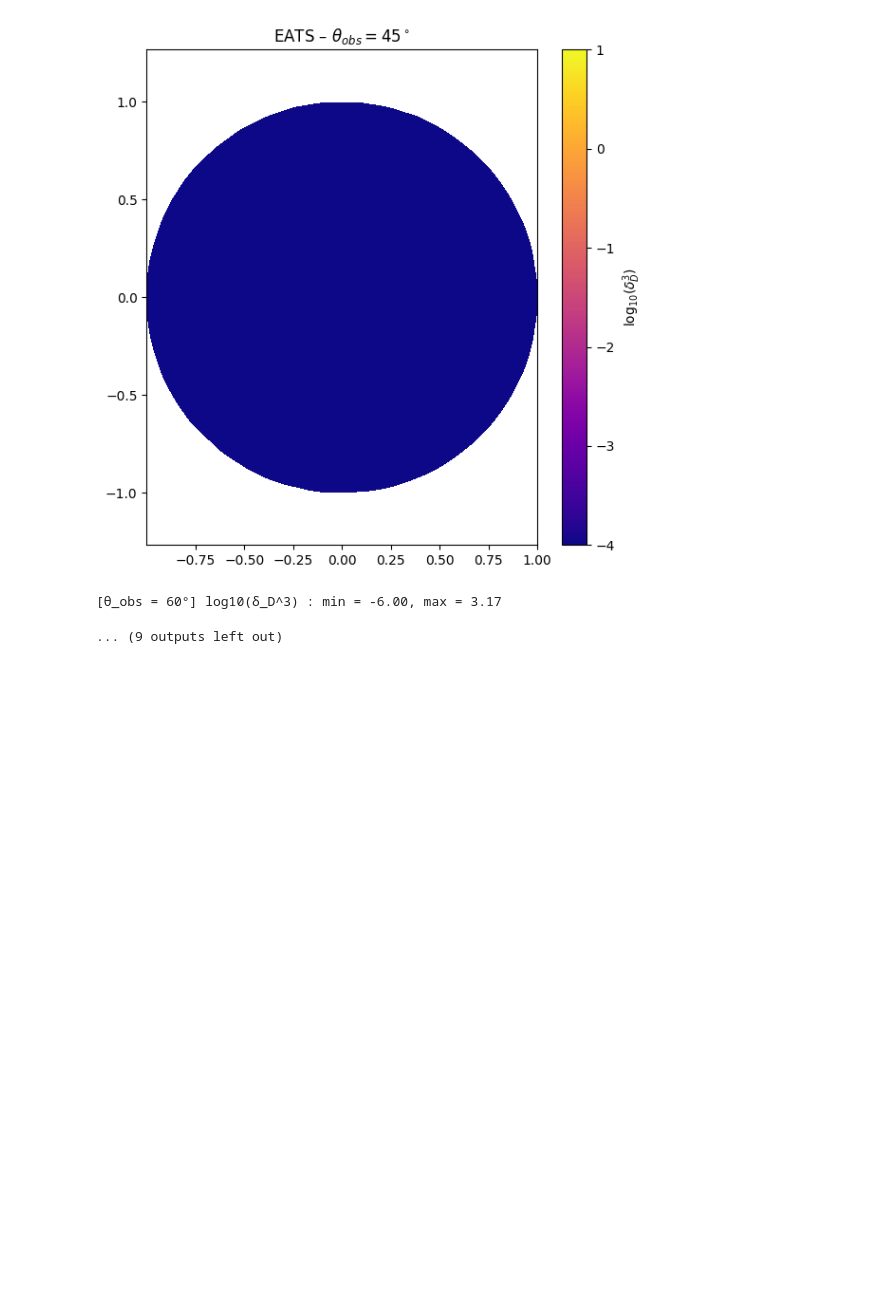
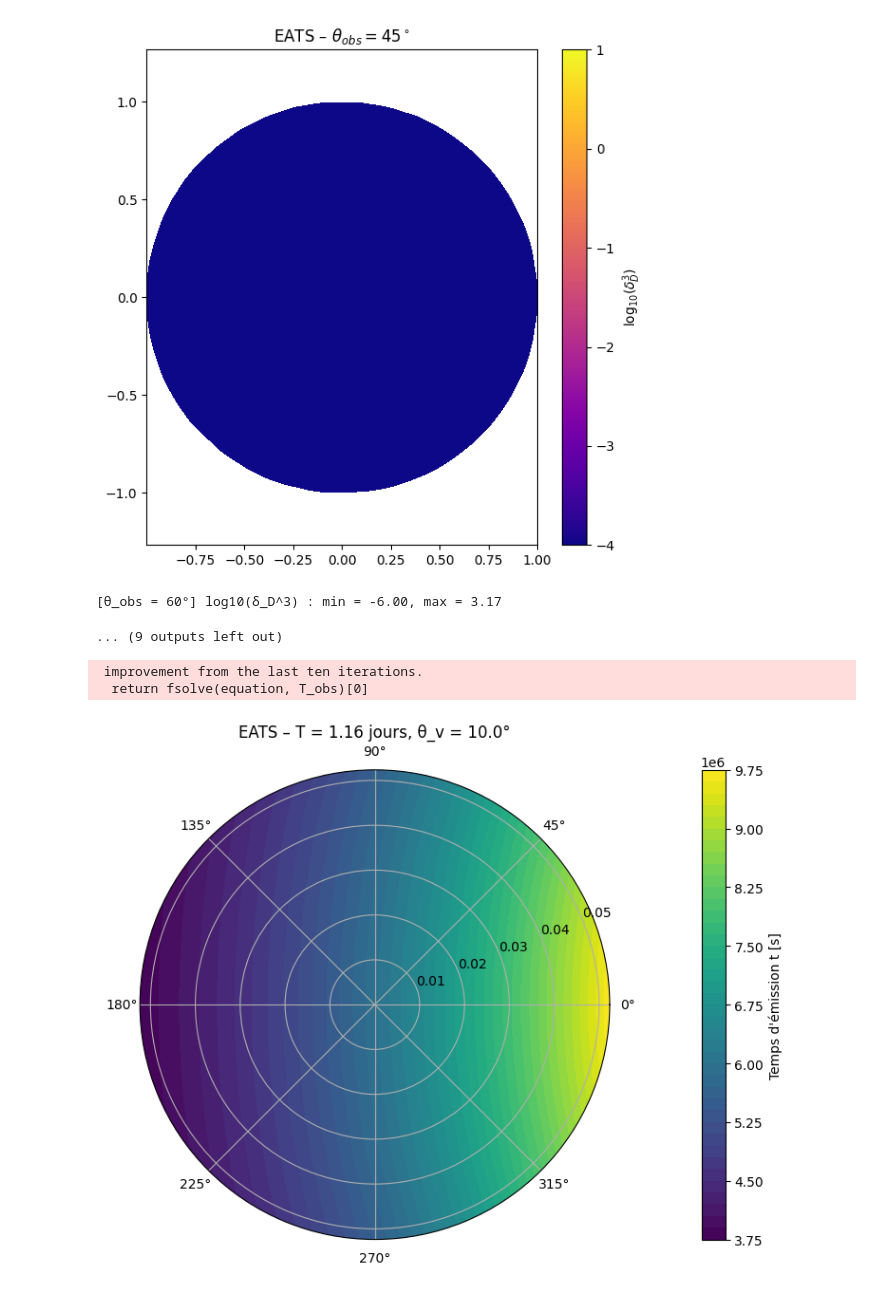
Before and after one commit to KSourya/Stage-M1, a Jupyter notebook: Stage_GRB.ipynb, the cells around one changed output. Cells and saved outputs as stored; diff of their text form; code cells hidden in the pictures; blank space fills up the shorter version.

Commit message:
disque correction

```diff
--- a/Stage_GRB.ipynb
+++ b/Stage_GRB.ipynb
@@ -1040,3 +1040,54 @@ for angle in angles_deg:
 [figure]
 [θ_obs = 60°] log10(δ_D^3) : min = -6.00, max = 3.17
 ... (9 outputs left out)
+# %%
+#Disque 2
+
+jet = OnAxisJet()
+
+# Paramètres angulaires
+phi_values = np.linspace(0, 2 * np.pi, 100)
+theta_values = np.linspace(0, np.radians(3), 100)  # 3 degrés en radians
+phi_grid, theta_grid = np.meshgrid(phi_values, theta_values)
+
+# Paramètres d'observation
+T = 1e5  # Temps observé en secondes
+thetav = np.radians(10)  # Angle de vue en radians
+
+# Grilles pour les résultats
+t_values = np.zeros_like(phi_grid)
+r_values = np.zeros_like(phi_grid)
+
+# Boucle sur la grille
+for i in range(phi_grid.shape[0]):
+    for j in range(phi_grid.shape[1]):
+        theta = theta_grid[i, j]
+        phi = phi_grid[i, j]
+        mu = jet.mu_geom(theta, phi, thetav)
+
+        if mu <= 0:
+            t_values[i, j] = np.nan
+            continue
+
+        try:
+            t_emit = jet.solve_emission_time(T, mu)
+            t_values[i, j] = t_emit
+            r_values[i, j] = jet.shock_radius(t_emit)
+        except:
+            t_values[i, j] = np.nan
+
+# Affichage en coordonnées polaires
+fig = plt.figure(figsize=(10, 6))
+ax = fig.add_subplot(111, projection='polar')
+plt.title(f"EATS – T = {T/(3600*24):.2f} jours, θ_v = {np.degrees(thetav):.1f}°")
+
+im = ax.contourf(phi_grid, theta_grid, t_values, levels=50, cmap='viridis')
+cbar = fig.colorbar(im, ax=ax, pad=0.1)
+cbar.set_label("Temps d'émission t [s]")
+
+plt.tight_layout()
+plt.show()
+# %% [output]
+ improvement from the last ten iterations.
+  return fsolve(equation, T_obs)[0]
+[figure, added]
```
Also changed, not shown: parts of 1 cell of this notebook.
